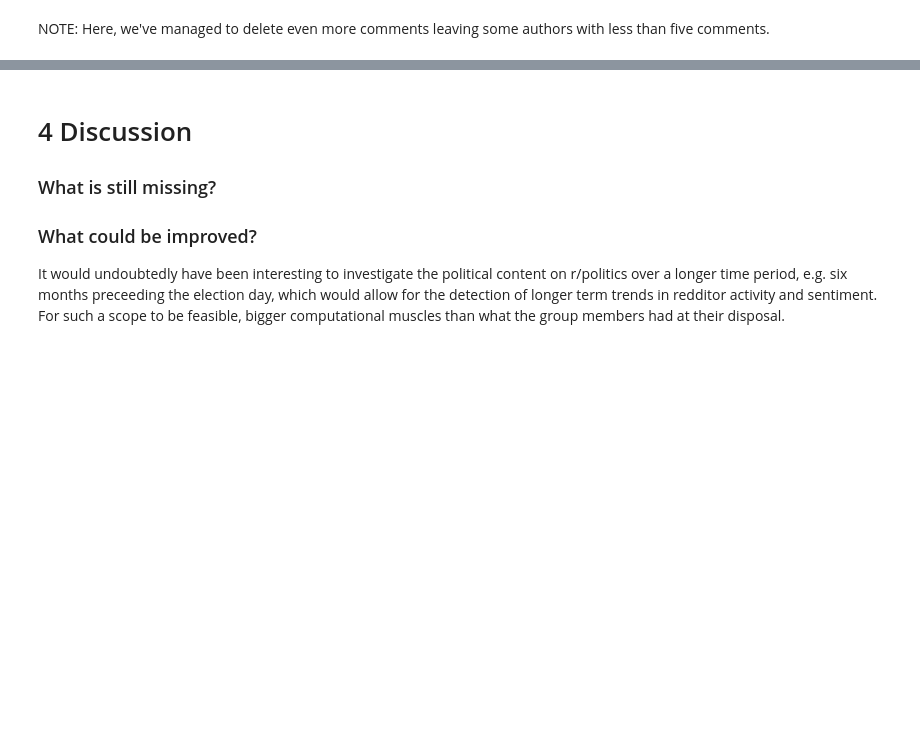
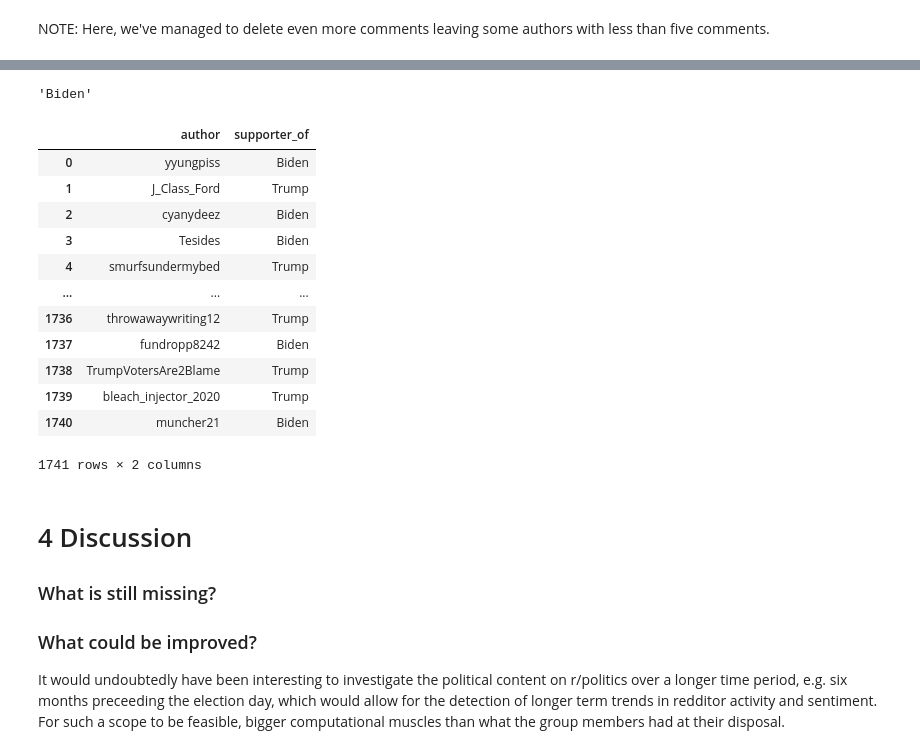
Before and after one commit to JaQtae/SocInfo2022, a Jupyter notebook: Explainer_Notebook_V3.ipynb, the cells around one changed output, grey strips where cells are left out. Saved outputs shown, nothing was run; the diff lists cells and outputs as text; code cells hidden in the pictures; blank space fills up the shorter version.

Commit message:
Added the author_conviction_df

```diff
--- a/Explainer_Notebook_V3.ipynb
+++ b/Explainer_Notebook_V3.ipynb
@@ -551,3 +465,41 @@ author_bodies = com_data.groupby(["author", "politician"]).apply(lambda x: x["bo
+# %%
+# Joining the comments for each politician for each of the authors
+for i in tqdm(range(len(author_bodies.values))):
+    author_bodies.values[i] = " ".join(list(author_bodies.values[i]))
+# %%
+# List of unique comments authors
+authors = list(com_data["author"].unique())
+# %%
+# Dict to contain the authors as keys and a dict as value: {"Biden" : compound sentiment score of the concatenated Biden-related comments, "Trump" : compound sentiment score of the concatenated Biden-related comments}
+# Each list of sentiment scores contain 0 per default corresponding to a neutral compound sentiment.
+author_comment_sentiment_dict = {author : {"Biden" : 0, "Trump": 0} for author in authors}
+for author in tqdm(authors):
+    related_politicians = list(author_bodies[author].index)
+    for politician in related_politicians:
+        author_comment_sentiment_dict[author][politician] = calculate_compound_sentiment_score(author_bodies[author][politician])
+# %%
+max(author_comment_sentiment_dict['cyanydeez'], key=author_comment_sentiment_dict['cyanydeez'].get)
+# %% [output]
+'Biden'
+# %%
+author_conviction = pd.DataFrame({"author" : authors})
+# %%
+author_conviction["supporter_of"] = [max(author_comment_sentiment_dict[author], key=author_comment_sentiment_dict[author].get) for author in authors]
+author_conviction
+# %% [output]
+|  | author | supporter_of |
+| 0 | yyungpiss | Biden |
+| 1 | J_Class_Ford | Trump |
+| 2 | cyanydeez | Biden |
+| 3 | Tesides | Biden |
+| 4 | smurfsundermybed | Trump |
+| ... | ... | ... |
+| 1736 | throwawaywriting12 | Trump |
+| 1737 | fundropp8242 | Biden |
+| 1738 | TrumpVotersAre2Blame | Trump |
+| 1739 | bleach_injector_2020 | Trump |
+| 1740 | muncher21 | Biden |
+1741 rows × 2 columns
 # %% [markdown]
 # 4 Discussion
 
```
Also changed, not shown: parts of 35 cells of this notebook, 1 other file.
